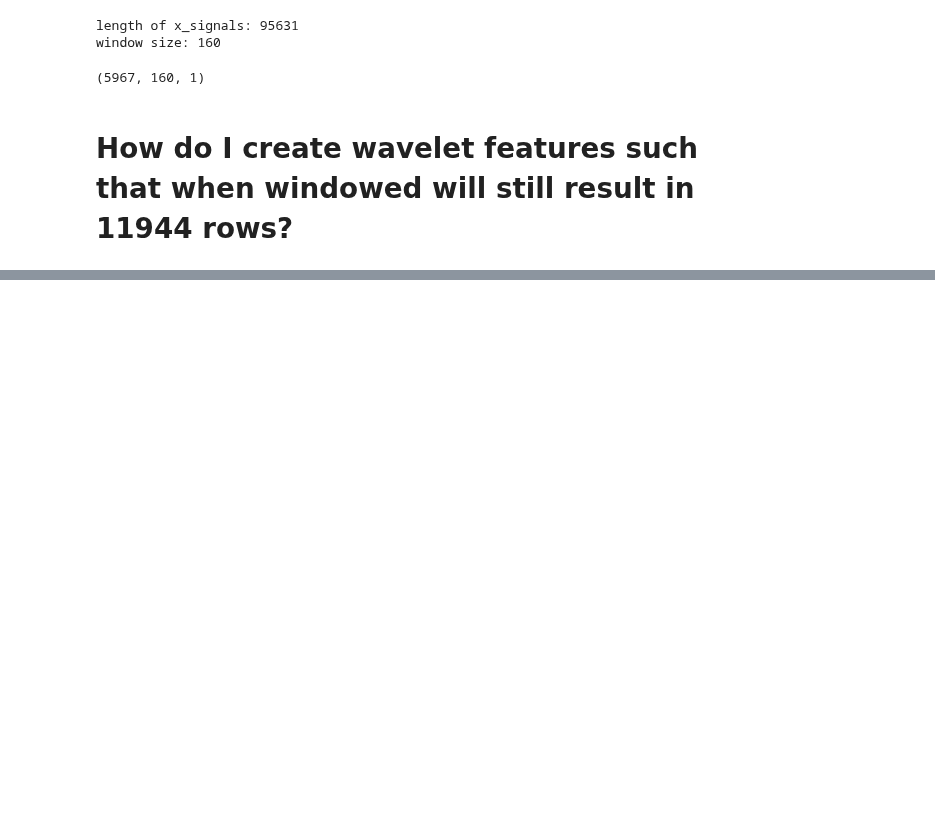
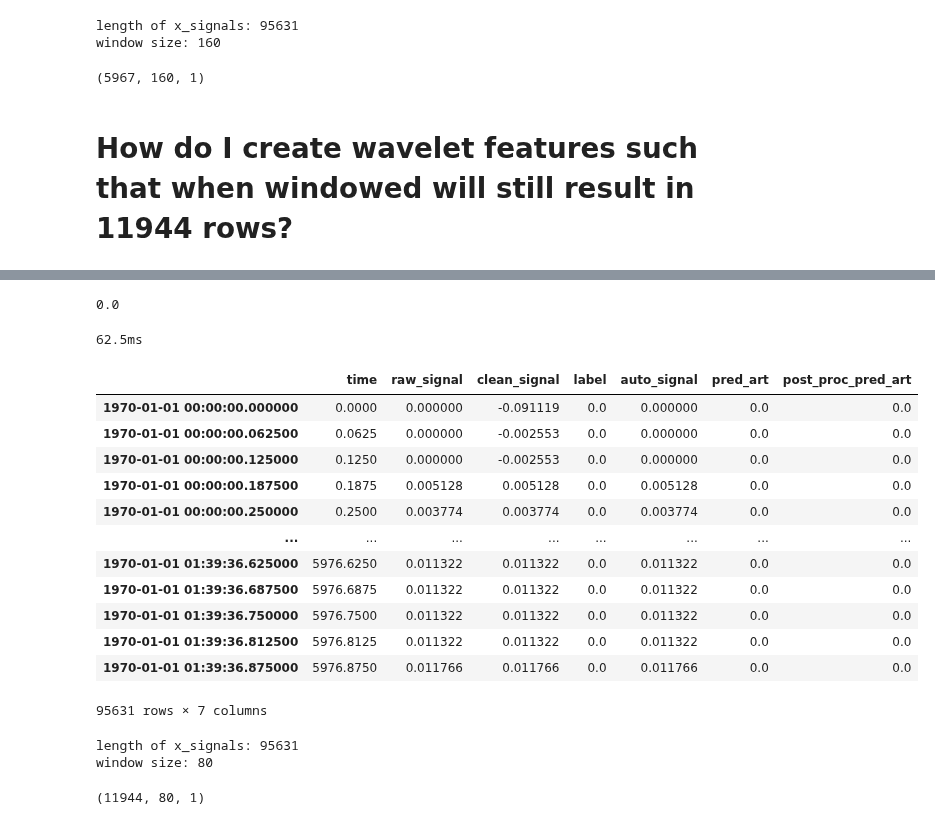
Before and after one commit to 08Aristodemus24/thesis-writing-1, a Jupyter notebook: server-side/modelling/experiementation.ipynb, the cells around one changed output, grey strips where cells are left out. Saved outputs shown, nothing was run; the diff lists cells and outputs as text; code cells hidden in the pictures; blank space fills up the shorter version.

```diff
--- a/server-side/modelling/experiementation.ipynb
+++ b/server-side/modelling/experiementation.ipynb
@@ -5507,0 +5518,30 @@ oxused_whole_wave_windows.shape
+# %%
+start_time = oxused_eda_df.iloc[0]['time']
+start_time
+# %% [output]
+0.0
+# %%
+oxused_eda_df_16hz = interpolate_signals(oxused_eda_df, sample_rate=128, start_time=start_time, target_hz=16)
+oxused_eda_df_16hz
+# %% [output]
+62.5ms
+|  | time | raw_signal | clean_signal | label | auto_signal | pred_art | post_proc_pred_art |
+| 1970-01-01 00:00:00.000000 | 0.0000 | 0.000000 | -0.091119 | 0.0 | 0.000000 | 0.0 | 0.0 |
+| 1970-01-01 00:00:00.062500 | 0.0625 | 0.000000 | -0.002553 | 0.0 | 0.000000 | 0.0 | 0.0 |
+| 1970-01-01 00:00:00.125000 | 0.1250 | 0.000000 | -0.002553 | 0.0 | 0.000000 | 0.0 | 0.0 |
+| 1970-01-01 00:00:00.187500 | 0.1875 | 0.005128 | 0.005128 | 0.0 | 0.005128 | 0.0 | 0.0 |
+| 1970-01-01 00:00:00.250000 | 0.2500 | 0.003774 | 0.003774 | 0.0 | 0.003774 | 0.0 | 0.0 |
+| ... | ... | ... | ... | ... | ... | ... | ... |
+| 1970-01-01 01:39:36.625000 | 5976.6250 | 0.011322 | 0.011322 | 0.0 | 0.011322 | 0.0 | 0.0 |
+| 1970-01-01 01:39:36.687500 | 5976.6875 | 0.011322 | 0.011322 | 0.0 | 0.011322 | 0.0 | 0.0 |
+| 1970-01-01 01:39:36.750000 | 5976.7500 | 0.011322 | 0.011322 | 0.0 | 0.011322 | 0.0 | 0.0 |
+| 1970-01-01 01:39:36.812500 | 5976.8125 | 0.011322 | 0.011322 | 0.0 | 0.011322 | 0.0 | 0.0 |
+| 1970-01-01 01:39:36.875000 | 5976.8750 | 0.011766 | 0.011766 | 0.0 | 0.011766 | 0.0 | 0.0 |
+95631 rows × 7 columns
+# %%
+oxused_signals_16hz, oxused_labels_16hz = charge_raw_data(oxused_eda_df_16hz, x_col="raw_signal", target_time=0.5, y_col="label", hertz=16, scale=True)
+oxused_signals_16hz.shape
+# %% [output]
+length of x_signals: 95631
+window size: 80
+(11944, 80, 1)
```
Also changed, not shown: parts of 4 cells of this notebook, 3 other files.
